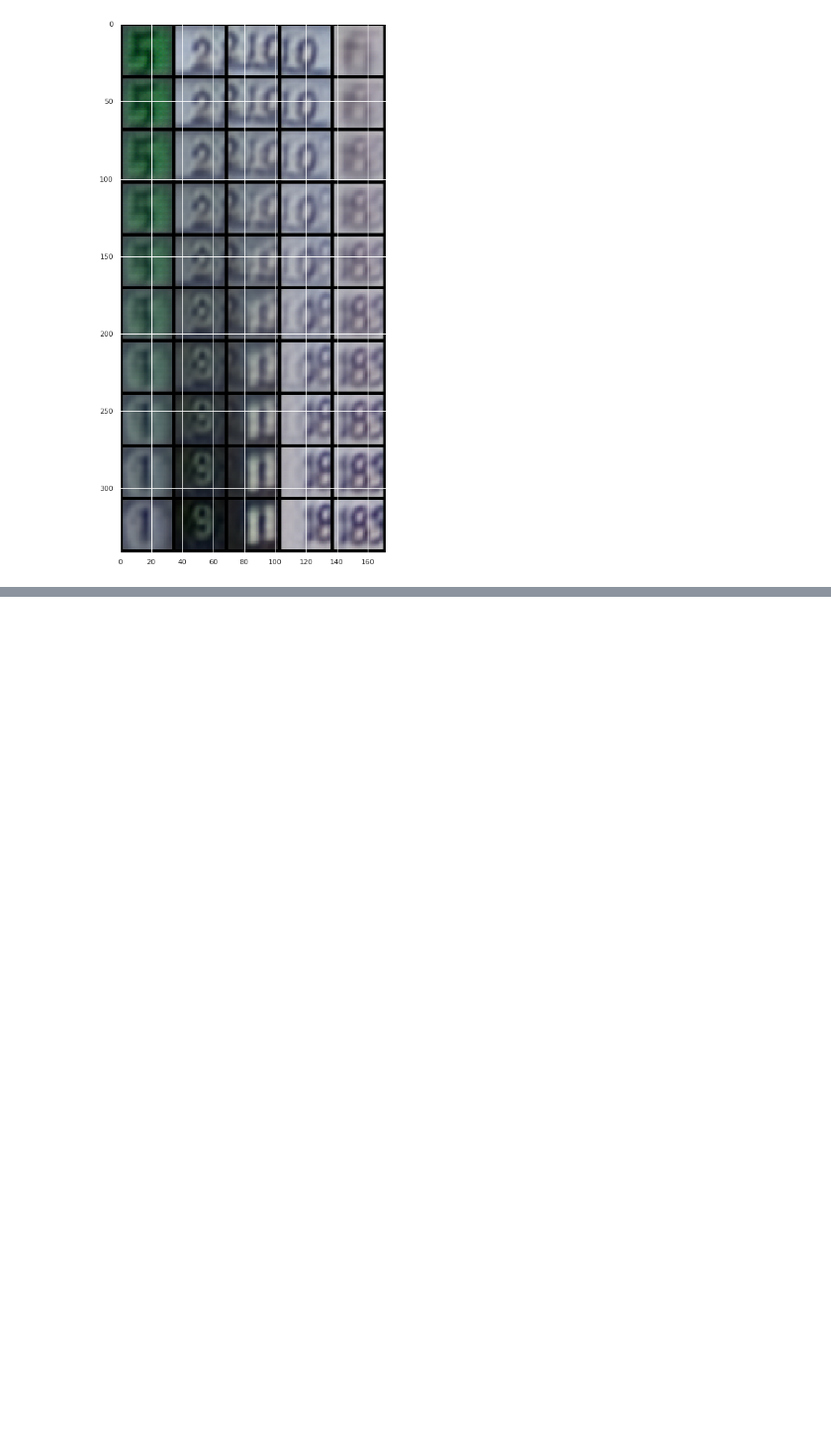
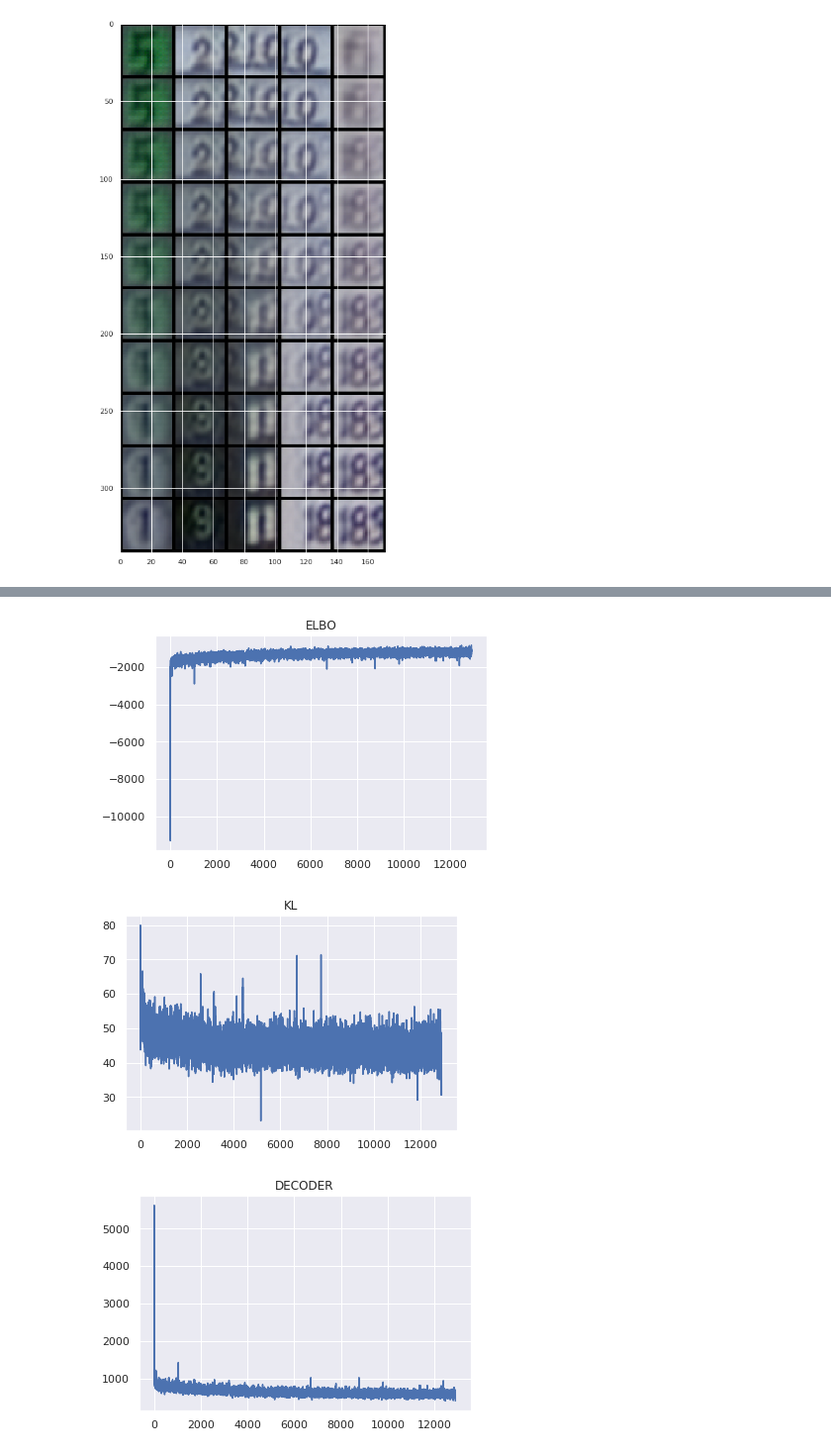
Before and after one commit to vladimirrim/DUL, a Jupyter notebook: Hw_4_2.ipynb, the cells around one changed output, grey strips where cells are left out. Shown at 99% size. Saved outputs shown, nothing was run; the diff lists cells and outputs as text; code cells hidden in the pictures; blank space fills up the shorter version.

```diff
--- a/Hw_4_2.ipynb
+++ b/Hw_4_2.ipynb
@@ -246,0 +265,15 @@ Clipping input data to the valid range for imshow with RGB data ([0..1] for floa
+# %%
+class ResBlock(nn.Module):
+
+    def __init__(self, in_dim=16):
+        super().__init__()
+
+        self.cnn = nn.Sequential(MaskedConv2d('B', in_dim, in_dim // 2),
+                                 nn.ReLU(),
+                                 MaskedConv2d('B', in_dim // 2, in_dim // 2, kernel_size=3, padding=1),
+                                 nn.ReLU(),
+                                 MaskedConv2d('B', in_dim // 2, in_dim),
+                                 nn.ReLU())
+
+    def forward(self, x):
+        return self.cnn(x) + x
@@ -246,0 +300,22 @@ Clipping input data to the valid range for imshow with RGB data ([0..1] for floa
+# %%
+class VAEPixel(nn.Module):
+
+    def __init__(self, channels=64, device='cpu'):
+        super().__init__()
+        self.device = device
+
+        self.channels = channels
+        self.prior = PixelCNN()
+        self.decoder = Decoder(channels)
+        self.encoder = Encoder(channels)
+
+
+    def forward(self, x):
+        mu, log_var = self.encoder(x)
+        std = torch.exp(0.5 * log_var)
+        e = torch.randn_like(log_var).to(self.device)
+        z = mu + e * std
+        mu_p, log_var_p = self.prior(z)
+        mu_x, var_x = self.decoder(z)
+        var_x = torch.exp(var_x)
+        return mu_x, var_x, mu, std ** 2, mu_p, log_var_p.exp()
@@ -246,0 +376,12 @@ Clipping input data to the valid range for imshow with RGB data ([0..1] for floa
+# %%
+model = VAEPixel(device='cuda').cuda()
+# %%
+train_log_elbo, train_log_kl, train_log_dec, val_log_elbo, val_log_kl, val_log_dec = train(model, trainLoader, valLoader, 25)
+# %%
+plot(train_log_elbo, 'ELBO')
+plot(train_log_kl, 'KL')
+plot(train_log_dec, 'DECODER')
+# %% [output]
+[figure, added]
+[figure, added]
+[figure, added]
```
Also changed, not shown: parts of 13 cells of this notebook.
